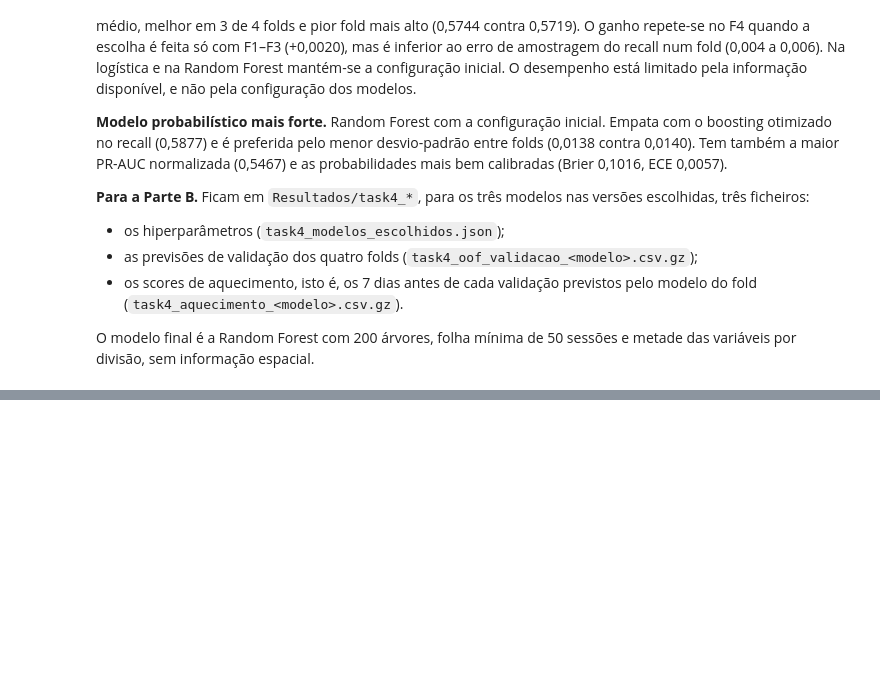
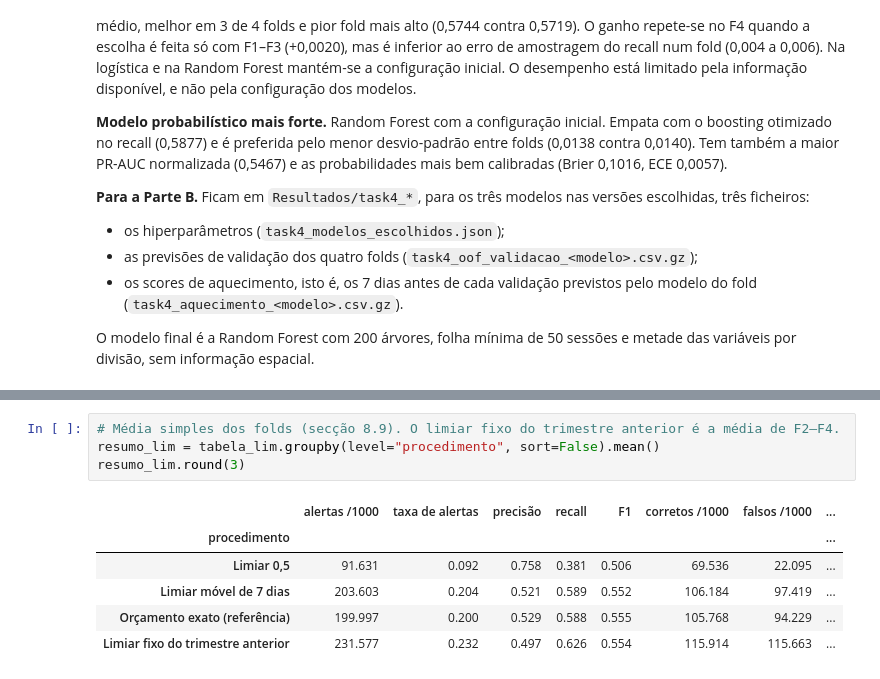
Before and after one commit to 1231478-Ellah-Fleischmann/MINDD-PROJETO, a Jupyter notebook: task4.ipynb, the cells around one changed output, grey strips where cells are left out. Drawn from its saved outputs; the diff is of its cells as text; blank space fills up the shorter version.

```diff
--- a/task4.ipynb
+++ b/task4.ipynb
@@ -454,0 +545,11 @@ O modelo final é a Random Forest com 200 árvores, folha mínima de 50 sessões
+# %%
+# Média simples dos folds (secção 8.9). O limiar fixo do trimestre anterior é a média de F2–F4.
+resumo_lim = tabela_lim.groupby(level="procedimento", sort=False).mean()
+resumo_lim.round(3)
+# %% [output]
+|  | alertas /1000 | taxa de alertas | precisão | recall | F1 | corretos /1000 | falsos /1000 | ... |
+| procedimento |  |  |  |  |  |  |  | ... |
+| Limiar 0,5 | 91.631 | 0.092 | 0.758 | 0.381 | 0.506 | 69.536 | 22.095 | ... |
+| Limiar móvel de 7 dias | 203.603 | 0.204 | 0.521 | 0.589 | 0.552 | 106.184 | 97.419 | ... |
+| Orçamento exato (referência) | 199.997 | 0.200 | 0.529 | 0.588 | 0.555 | 105.768 | 94.229 | ... |
+| Limiar fixo do trimestre anterior | 231.577 | 0.232 | 0.497 | 0.626 | 0.554 | 115.914 | 115.663 | ... |
```
Also changed, not shown: parts of 6 cells of this notebook, 1 other file.
